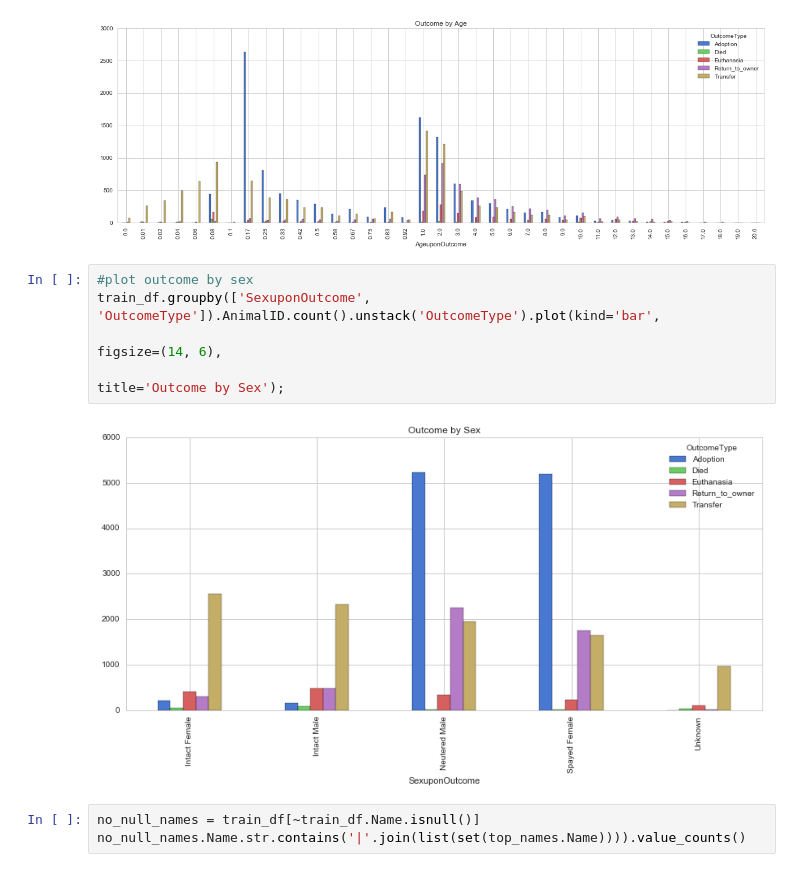
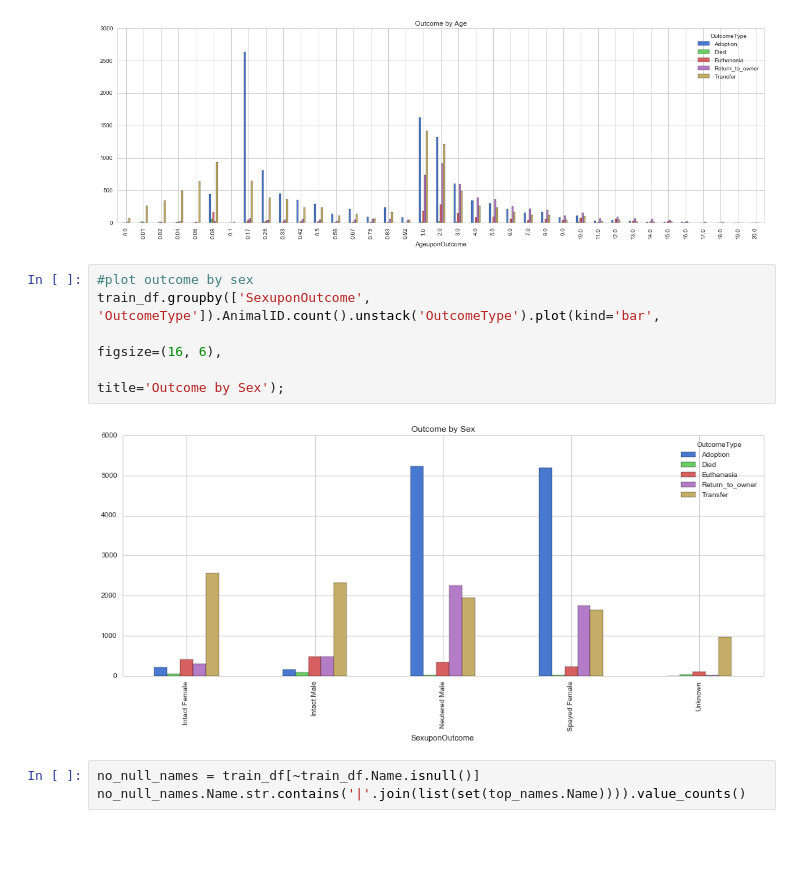
Before and after one commit to bljustice/kaggle, a Jupyter notebook: spca/spca_eda.ipynb, the cells around one changed output. Saved outputs shown, nothing was run; the diff lists cells and outputs as text; blank space fills up the shorter version.

```diff
--- a/spca/spca_eda.ipynb
+++ b/spca/spca_eda.ipynb
@@ -194,10 +176,10 @@ df.groupby(['AgeuponOutcome', 'OutcomeType']).AnimalID.count().unstack('OutcomeT
 # %%
 #plot outcome by sex
 train_df.groupby(['SexuponOutcome', 'OutcomeType']).AnimalID.count().unstack('OutcomeType').plot(kind='bar',
-                                                                                                 figsize=(14, 6),
+                                                                                                 figsize=(16, 6),
                                                                                                  title='Outcome by Sex');
 # %% [output]
-[figure, old version]
+[figure, new version]
 # %%
 no_null_names = train_df[~train_df.Name.isnull()]
 no_null_names.Name.str.contains('|'.join(list(set(top_names.Name)))).value_counts()
```
Also changed, not shown: parts of 11 cells of this notebook.
